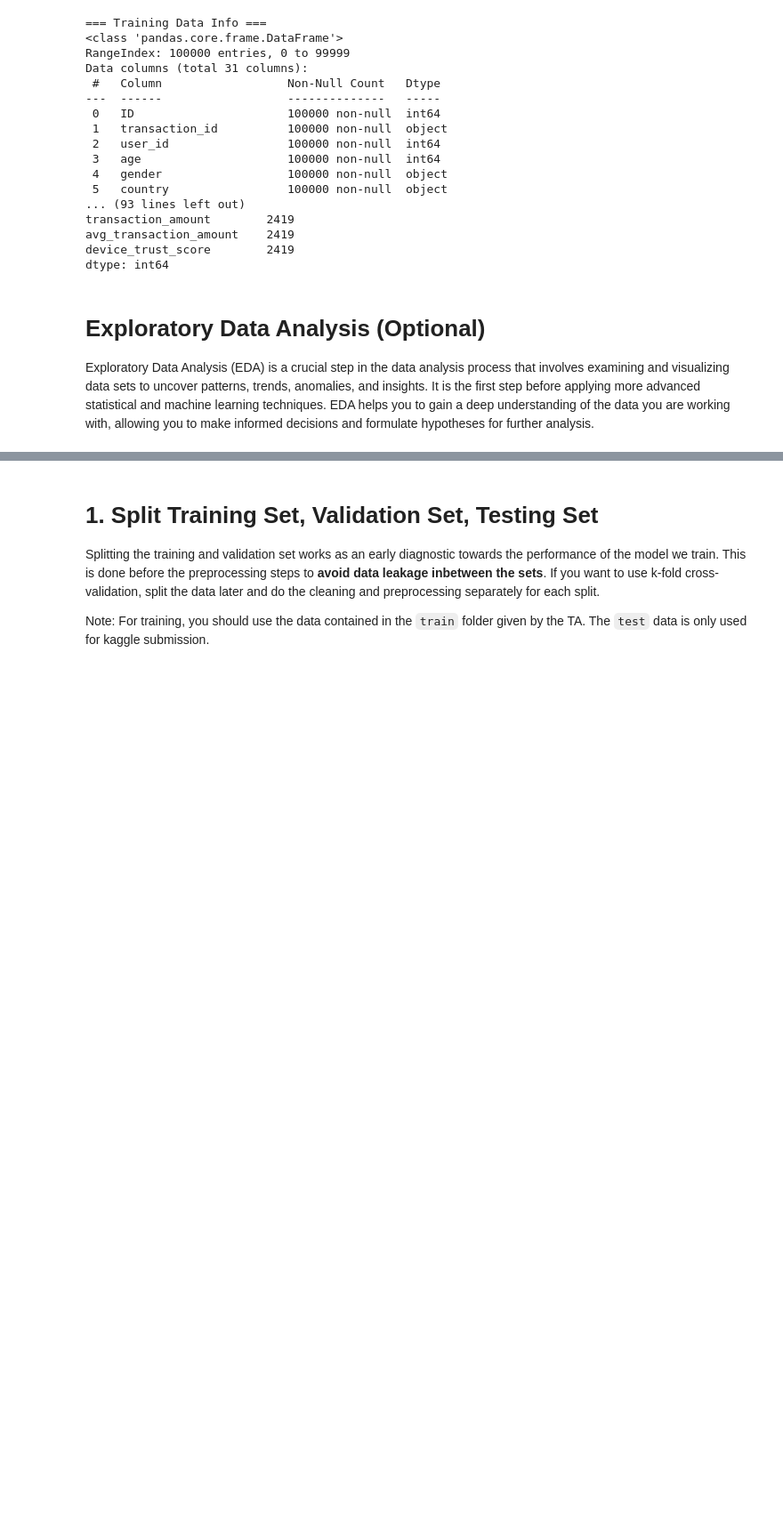
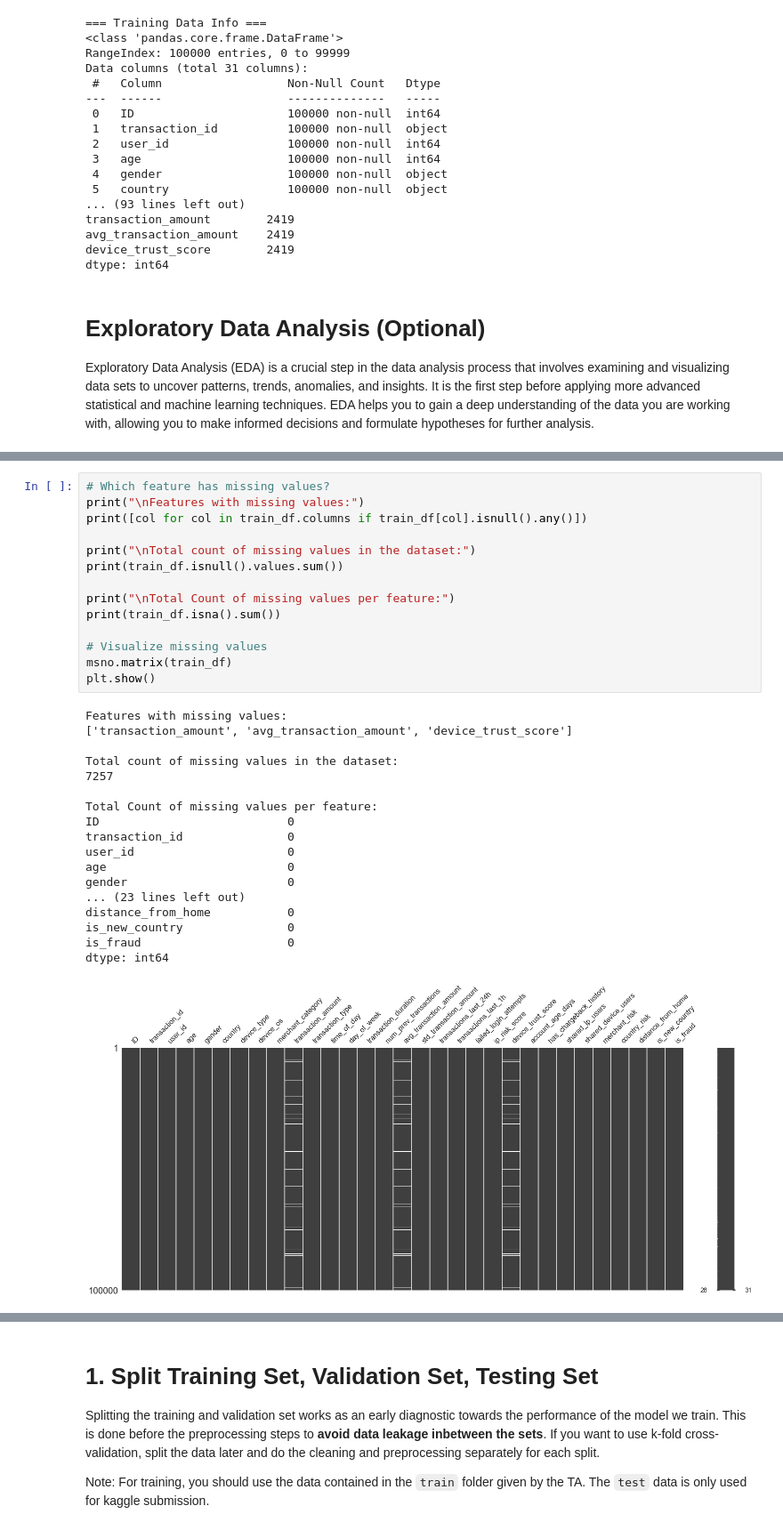
Before and after one commit to suryasuharna23/RestInPeaceMom_Tugas-Besar-2-IF3070-2025, a Jupyter notebook: src/Kelompok 12_ IF3070 Dasar Artificial Intelligence _ Tugas Besar 2 Notebook Template.ipynb, the cells around one changed output, grey strips where cells are left out. Shown at 89% size. Drawn from its saved outputs; the diff is of its cells as text; blank space fills up the shorter version.

```diff
--- a/src/Kelompok 12_ IF3070 Dasar Artificial Intelligence _ Tugas Besar 2 Notebook Template.ipynb
+++ b/src/Kelompok 12_ IF3070 Dasar Artificial Intelligence _ Tugas Besar 2 Notebook Template.ipynb
@@ -133,0 +133,33 @@ Missing values in test set: 7212
+# %%
+# Which feature has missing values?
+print("\nFeatures with missing values:")
+print([col for col in train_df.columns if train_df[col].isnull().any()])
+
+print("\nTotal count of missing values in the dataset:")
+print(train_df.isnull().values.sum())
+
+print("\nTotal Count of missing values per feature:")
+print(train_df.isna().sum())
+
+# Visualize missing values
+msno.matrix(train_df)
+plt.show()
+# %% [output]
+Features with missing values:
+['transaction_amount', 'avg_transaction_amount', 'device_trust_score']
+
+Total count of missing values in the dataset:
+7257
+
+Total Count of missing values per feature:
+ID                           0
+transaction_id               0
+user_id                      0
+age                          0
+gender                       0
+... (23 lines left out)
+distance_from_home           0
+is_new_country               0
+is_fraud                     0
+dtype: int64
+[figure, added]
```
Also changed, not shown: parts of 65 cells of this notebook.
